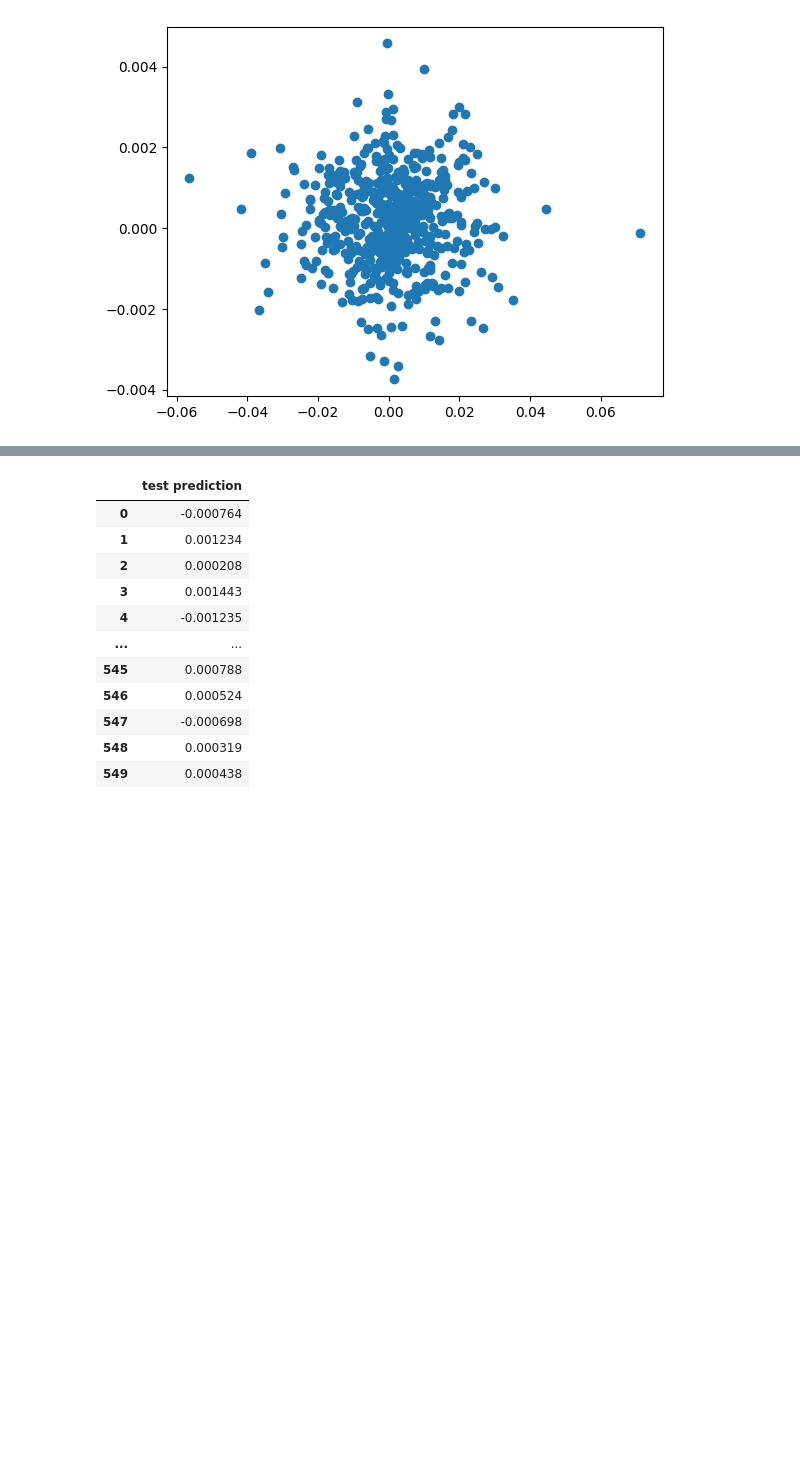
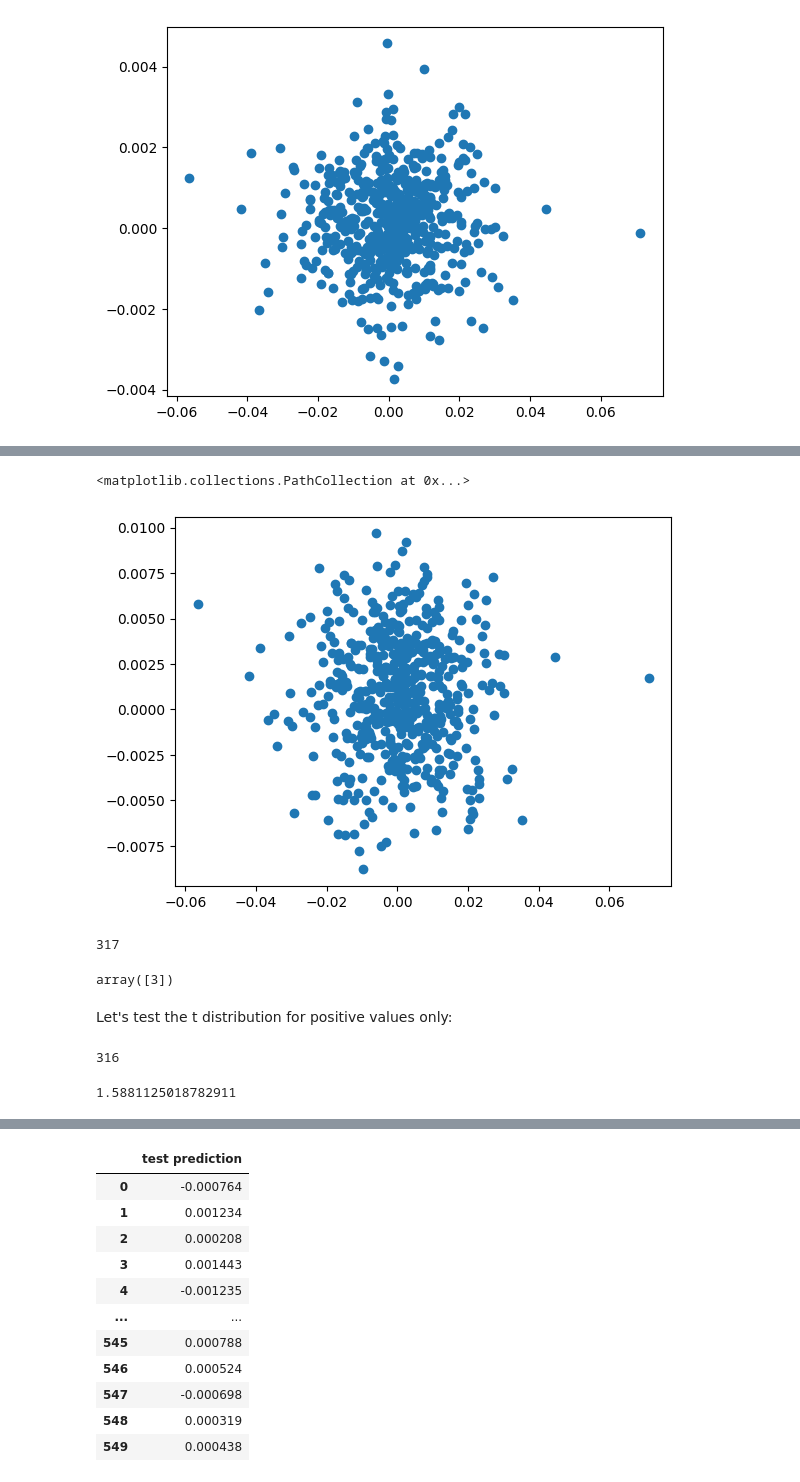
Before and after one commit to kklimov1/PriceRegressionPredictor, a Jupyter notebook: goldPriceAnalysis.ipynb, the cells around one changed output, grey strips where cells are left out. Cells and saved outputs as stored; diff of their text form; code cells hidden in the pictures; blank space fills up the shorter version.

```diff
--- a/goldPriceAnalysis.ipynb
+++ b/goldPriceAnalysis.ipynb
@@ -717,0 +774,24 @@ prediction = pd.DataFrame(y_test_pred, columns = ["test prediction"])
+# %%
+plt.scatter(y_test['nasdaq close change target'], y_pred_xgb_ )
+# %% [output]
+<matplotlib.collections.PathCollection at 0x...>
+[figure, added]
+# %%
+print(y_all.query("`test prediction` >0")['oil close change target'].shape[0])
+# %% [output]
+317
+# %%
+np.array([1]) + 2
+# %% [output]
+array([3])
+# %% [markdown]
+Let's test the t distribution for positive values only:
+# %%
+deg_freedom = y_all.query("`test prediction` >0")['oil close change target'].shape[0]-1
+y =t.pdf(y_all.query['oil close change target'], deg_freedom)
+# %% [output]
+316
+# %%
+10**np.sum(pd.concat([y_all.query("`test prediction` >0")['oil close change target'].reset_index(drop=True), -1*y_all.query("`test prediction` < 0")['oil close change target'].reset_index(drop=True)]))
+# %% [output]
+1.5881125018782911
```
Also changed, not shown: parts of 22 cells of this notebook.
